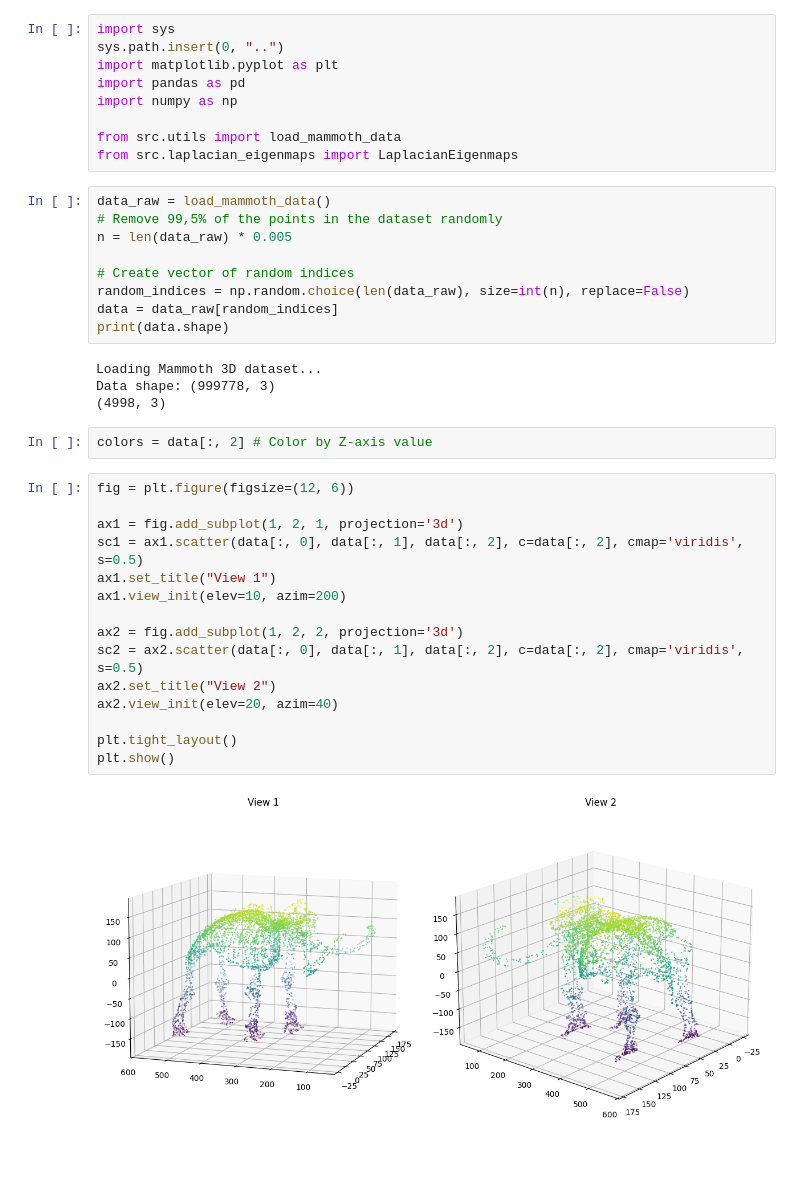
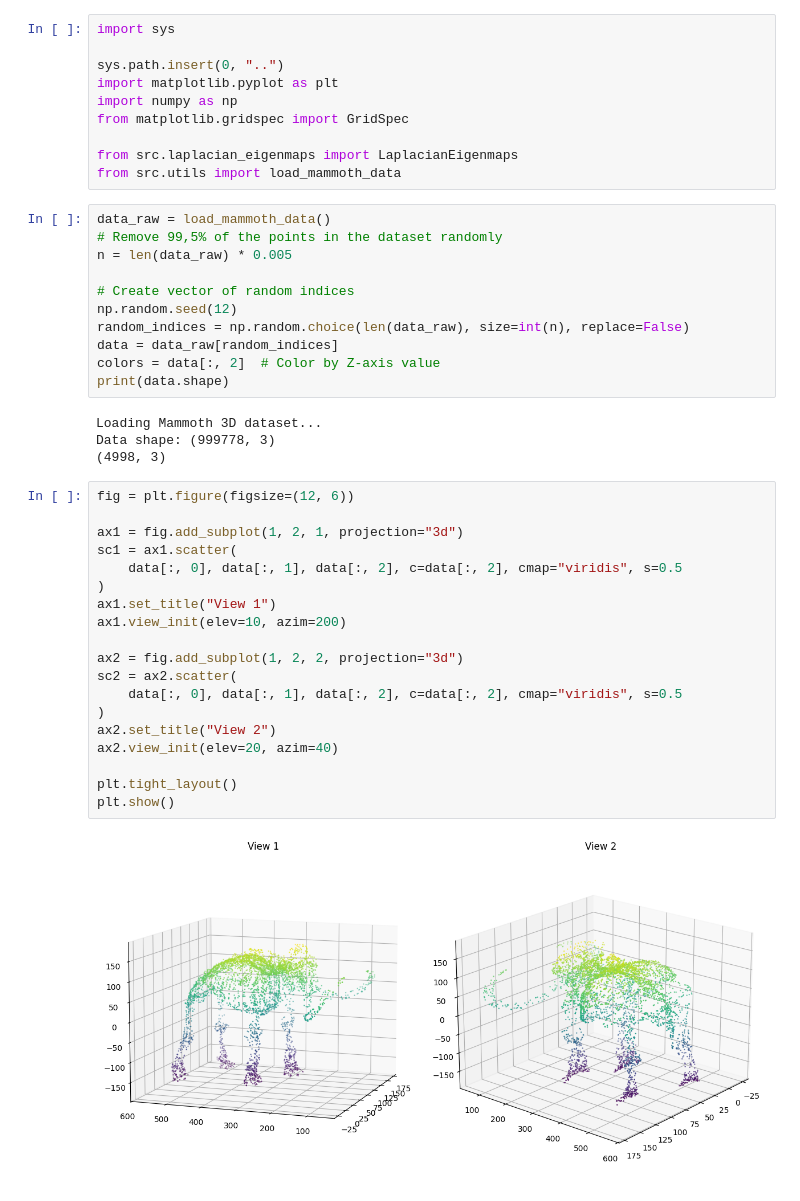
Before and after one commit to sergihrs/laplacian-eigenmaps, a Jupyter notebook: notebooks/laplacian_mammoth.ipynb, the cells around one changed output. Cells and saved outputs as stored; diff of their text form; blank space fills up the shorter version.

```diff
--- a/notebooks/laplacian_mammoth.ipynb
+++ b/notebooks/laplacian_mammoth.ipynb
@@ -1,43 +1,48 @@
 # %%
 import sys
+
 sys.path.insert(0, "..")
 import matplotlib.pyplot as plt
-import pandas as pd
 import numpy as np
+from matplotlib.gridspec import GridSpec
 
+from src.laplacian_eigenmaps import LaplacianEigenmaps
 from src.utils import load_mammoth_data
-from src.laplacian_eigenmaps import LaplacianEigenmaps
 # %%
 data_raw = load_mammoth_data()
 # Remove 99,5% of the points in the dataset randomly
 n = len(data_raw) * 0.005
 
 # Create vector of random indices
+np.random.seed(12)
 random_indices = np.random.choice(len(data_raw), size=int(n), replace=False)
 data = data_raw[random_indices]
+colors = data[:, 2]  # Color by Z-axis value
 print(data.shape)
 # %% [output]
 Loading Mammoth 3D dataset...
 Data shape: (999778, 3)
 (4998, 3)
-# %%
-colors = data[:, 2] # Color by Z-axis value
 # %%
 fig = plt.figure(figsize=(12, 6))
 
-ax1 = fig.add_subplot(1, 2, 1, projection='3d')
-sc1 = ax1.scatter(data[:, 0], data[:, 1], data[:, 2], c=data[:, 2], cmap='viridis', s=0.5)
+ax1 = fig.add_subplot(1, 2, 1, projection="3d")
+sc1 = ax1.scatter(
+    data[:, 0], data[:, 1], data[:, 2], c=data[:, 2], cmap="viridis", s=0.5
+)
 ax1.set_title("View 1")
 ax1.view_init(elev=10, azim=200)
 
-ax2 = fig.add_subplot(1, 2, 2, projection='3d')
-sc2 = ax2.scatter(data[:, 0], data[:, 1], data[:, 2], c=data[:, 2], cmap='viridis', s=0.5)
+ax2 = fig.add_subplot(1, 2, 2, projection="3d")
+sc2 = ax2.scatter(
+    data[:, 0], data[:, 1], data[:, 2], c=data[:, 2], cmap="viridis", s=0.5
+)
 ax2.set_title("View 2")
 ax2.view_init(elev=20, azim=40)
 
 plt.tight_layout()
 plt.show()
 # %% [output]
-[figure, old version]
+[figure, new version]
 # %%
 # Perform dimensionality reduction using Laplacian Eigenmap, without UMAP
```
Also changed, not shown: parts of 2 cells of this notebook, 11 other files.
